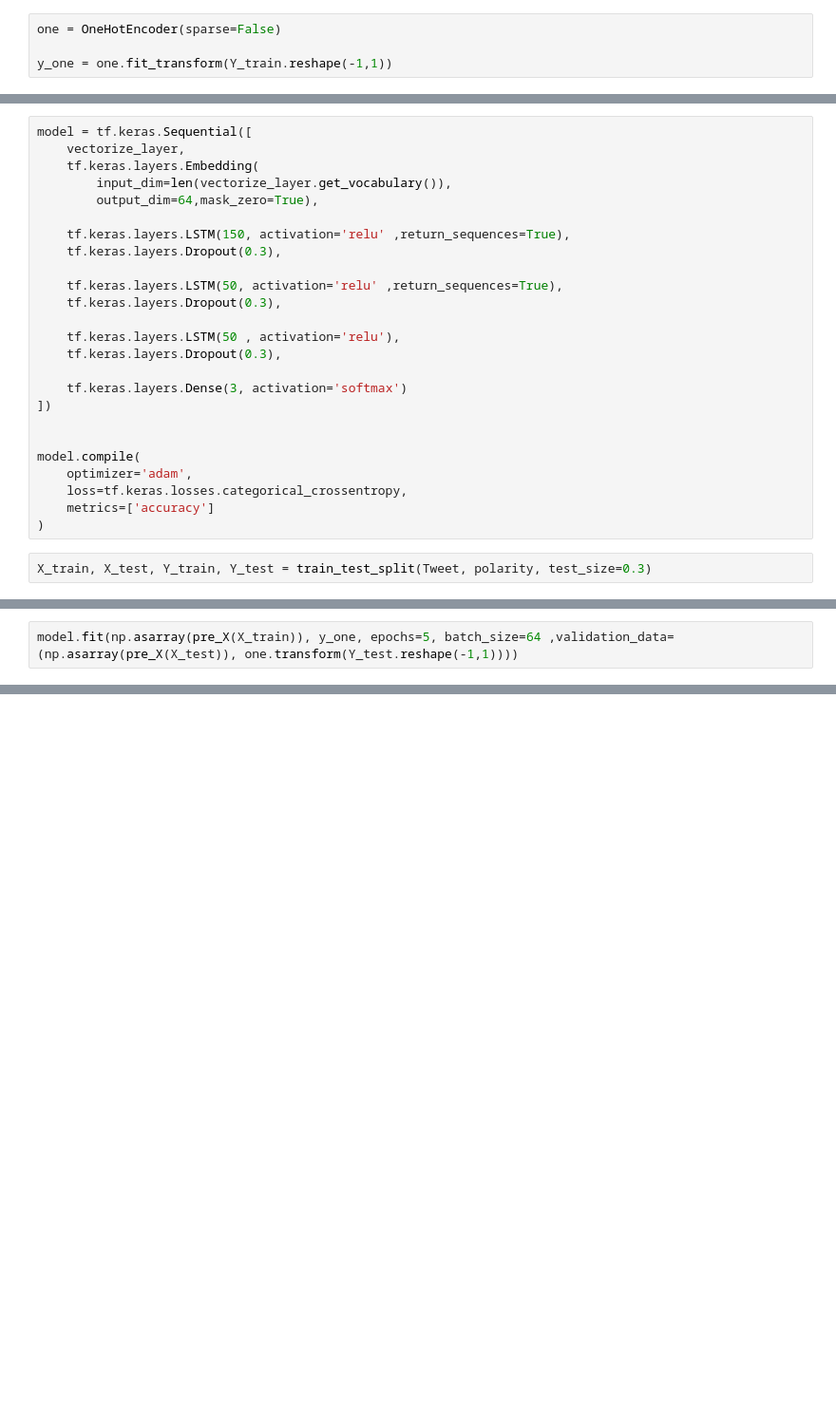
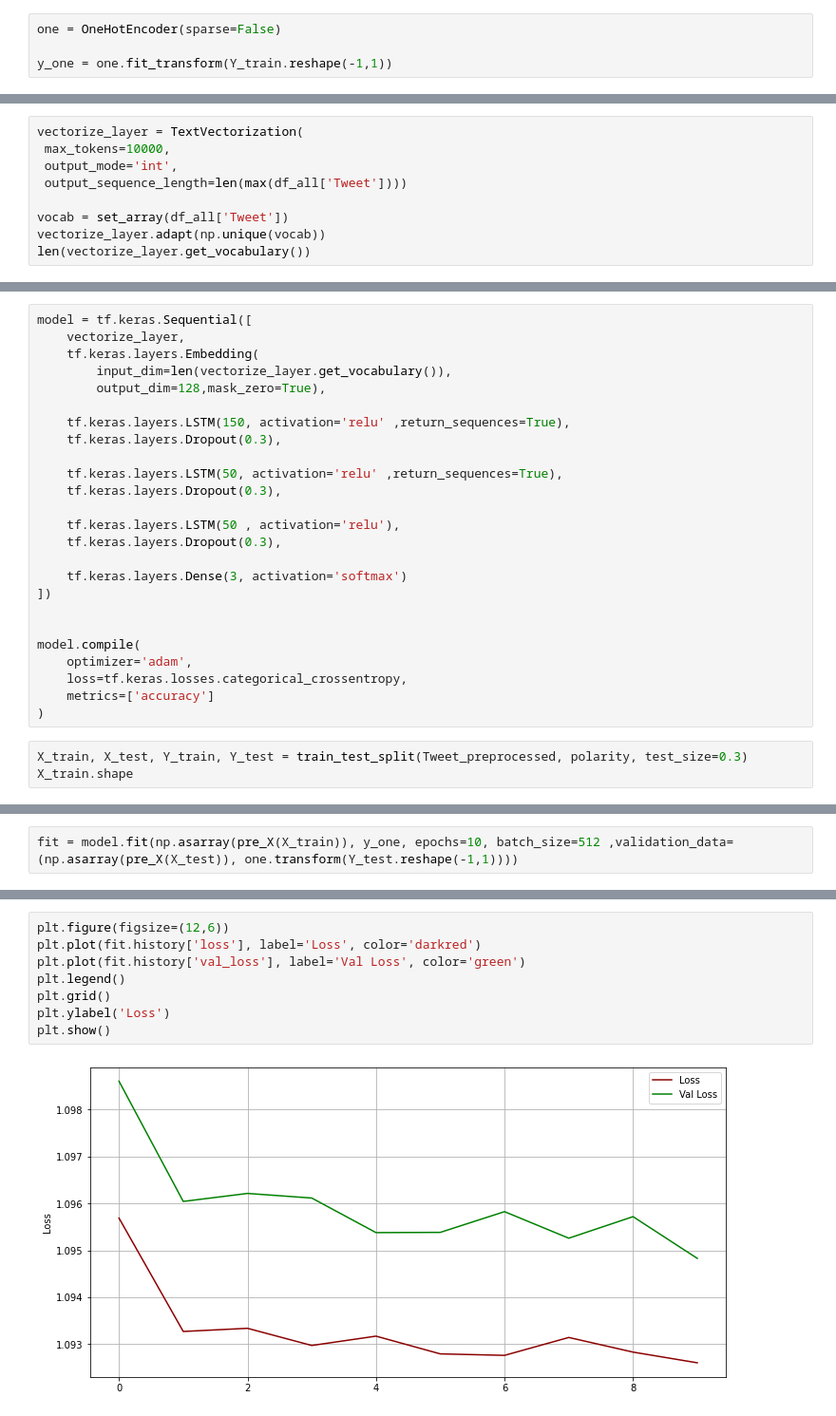
Before and after one commit to letisousa/LIWCDictionary, a Jupyter notebook: Classification_code/Classificando_unilex.ipynb, the cells around one changed output, grey strips where cells are left out. Shown at 95% size. Drawn from its saved outputs; the diff is of its cells as text; blank space fills up the shorter version.

```diff
--- a/Classification_code/Classificando_unilex.ipynb
+++ b/Classification_code/Classificando_unilex.ipynb
@@ -233,0 +270,9 @@ X_train.shape
+# %%
+vectorize_layer = TextVectorization(
+ max_tokens=10000,
+ output_mode='int',
+ output_sequence_length=len(max(df_all['Tweet'])))
+
+vocab = set_array(df_all['Tweet'])
+vectorize_layer.adapt(np.unique(vocab))
+len(vectorize_layer.get_vocabulary())
@@ -236,7 +283,7 @@ model = tf.keras.Sequential([
     vectorize_layer,
     tf.keras.layers.Embedding(
         input_dim=len(vectorize_layer.get_vocabulary()),
-        output_dim=64,mask_zero=True),
+        output_dim=128,mask_zero=True),
 
     tf.keras.layers.LSTM(150, activation='relu' ,return_sequences=True),
     tf.keras.layers.Dropout(0.3),
@@ -257,4 +304,5 @@ model.compile(
     metrics=['accuracy']
 )
 # %%
-X_train, X_test, Y_train, Y_test = train_test_split(Tweet, polarity, test_size=0.3)
+X_train, X_test, Y_train, Y_test = train_test_split(Tweet_preprocessed, polarity, test_size=0.3)
+X_train.shape
@@ -276,3 +311,3 @@ Name: Tweet, Length: 8865, dtype: object
 # %%
-model.fit(np.asarray(pre_X(X_train)), y_one, epochs=5, batch_size=64 ,validation_data=(np.asarray(pre_X(X_test)), one.transform(Y_test.reshape(-1,1))))
+fit = model.fit(np.asarray(pre_X(X_train)), y_one, epochs=10, batch_size=512 ,validation_data=(np.asarray(pre_X(X_test)), one.transform(Y_test.reshape(-1,1))))
 # %% [output]
@@ -289,0 +334,10 @@ Epoch 5/5
+# %%
+plt.figure(figsize=(12,6))
+plt.plot(fit.history['loss'], label='Loss', color='darkred')
+plt.plot(fit.history['val_loss'], label='Val Loss', color='green')
+plt.legend()
+plt.grid()
+plt.ylabel('Loss')
+plt.show()
+# %% [output]
+[figure, added]
```
Also changed, not shown: parts of 59 cells of this notebook.
